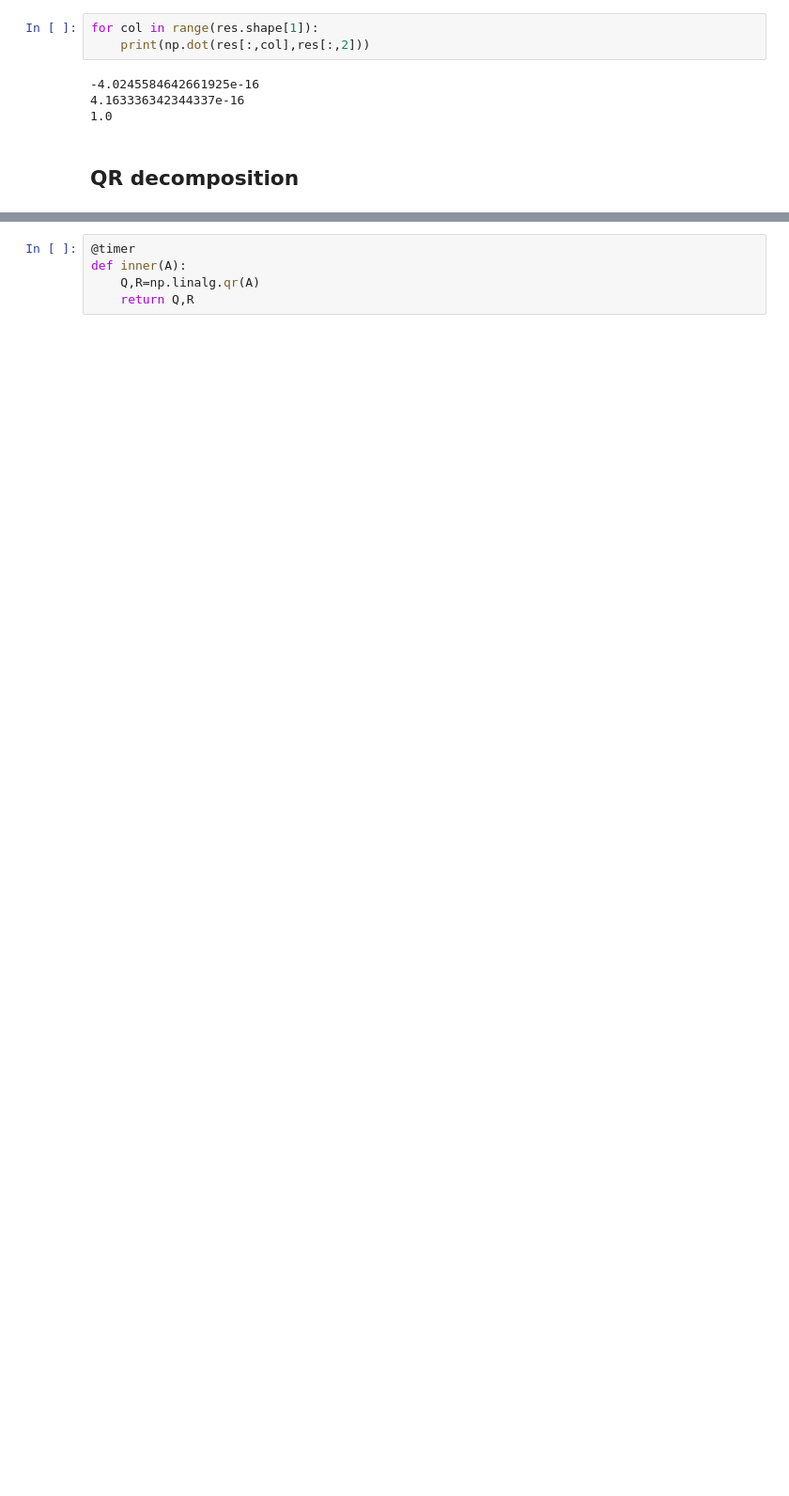
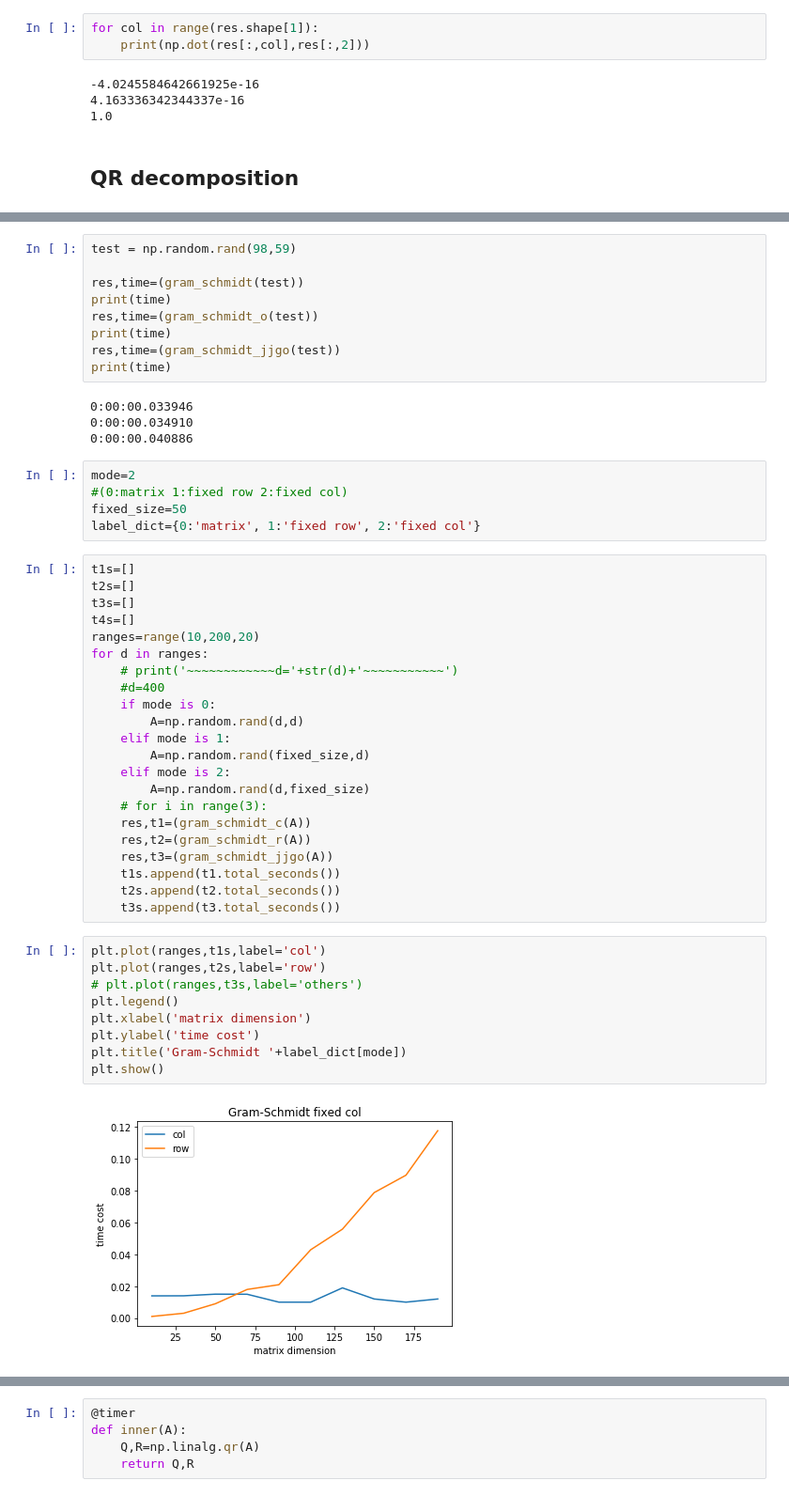
Before and after one commit to easilylazy/data-science, a Jupyter notebook: QR.ipynb, the cells around one changed output, grey strips where cells are left out. Shown: that part at 94% size. Saved outputs shown, nothing was run; the diff lists cells and outputs as text; blank space fills up the shorter version.

```diff
--- a/QR.ipynb
+++ b/QR.ipynb
@@ -50,0 +99,51 @@ for col in range(res.shape[1]):
+# %%
+test = np.random.rand(98,59)
+
+res,time=(gram_schmidt(test))
+print(time)
+res,time=(gram_schmidt_o(test))
+print(time)
+res,time=(gram_schmidt_jjgo(test))
+print(time)
+# %% [output]
+0:00:00.033946
+0:00:00.034910
+0:00:00.040886
+# %%
+mode=2
+#(0:matrix 1:fixed row 2:fixed col)
+fixed_size=50
+label_dict={0:'matrix', 1:'fixed row', 2:'fixed col'}
+# %%
+t1s=[]
+t2s=[]
+t3s=[]
+t4s=[]
+ranges=range(10,200,20)
+for d in ranges:
+    # print('~~~~~~~~~~~~d='+str(d)+'~~~~~~~~~~~')
+    #d=400
+    if mode is 0:
+        A=np.random.rand(d,d)
+    elif mode is 1:
+        A=np.random.rand(fixed_size,d)
+    elif mode is 2:
+        A=np.random.rand(d,fixed_size)
+    # for i in range(3):
+    res,t1=(gram_schmidt_c(A))
+    res,t2=(gram_schmidt_r(A))
+    res,t3=(gram_schmidt_jjgo(A))
+    t1s.append(t1.total_seconds())
+    t2s.append(t2.total_seconds())
+    t3s.append(t3.total_seconds())
+# %%
+plt.plot(ranges,t1s,label='col')
+plt.plot(ranges,t2s,label='row')
+# plt.plot(ranges,t3s,label='others')
+plt.legend()
+plt.xlabel('matrix dimension')
+plt.ylabel('time cost')
+plt.title('Gram-Schmidt '+label_dict[mode])
+plt.show()
+# %% [output]
+[figure, added]
```
Also changed, not shown: parts of 23 cells of this notebook, 4 other files.
